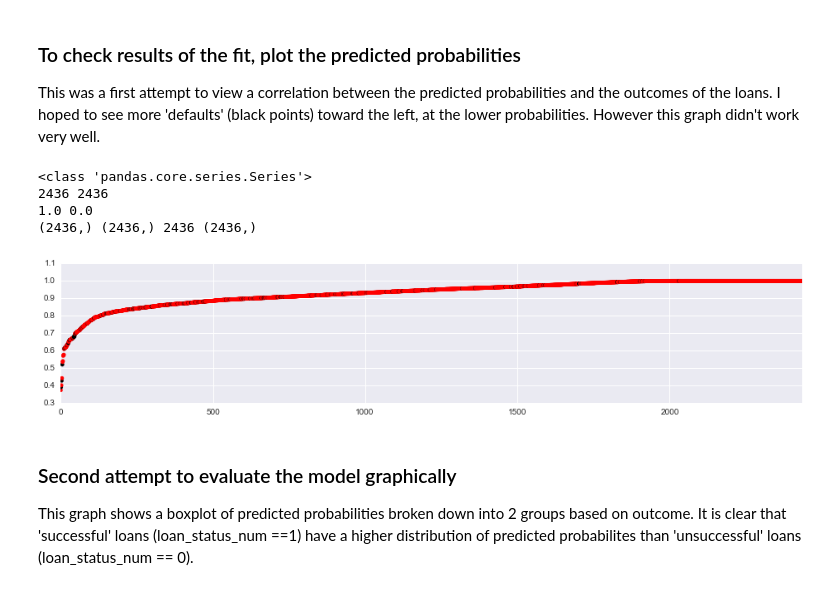
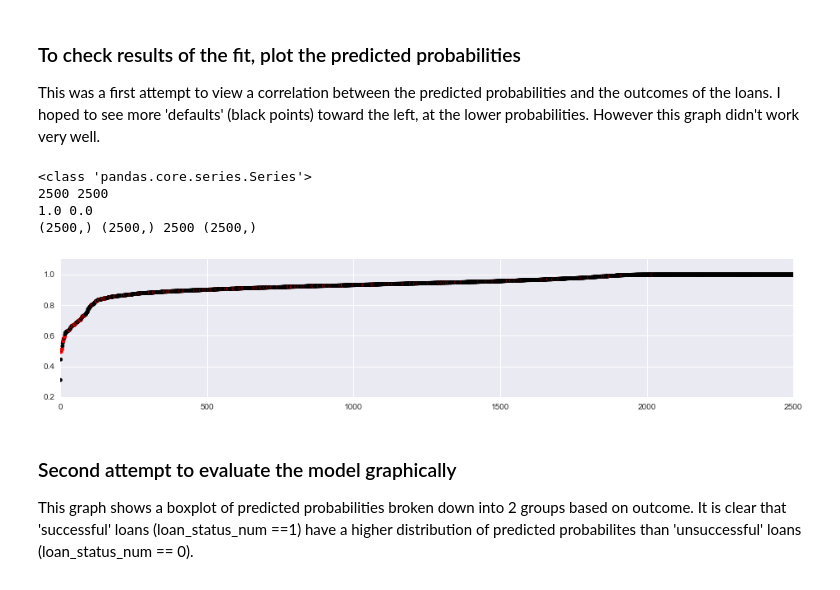
Before and after one commit to stephane47/gadat-project, a Jupyter notebook: lc-model2.ipynb, the cells around one changed output. Saved outputs shown, nothing was run; the diff lists cells and outputs as text; code cells hidden in the pictures.

```diff
--- a/lc-model2.ipynb
+++ b/lc-model2.ipynb
@@ -7,7 +7,7 @@ import numpy as np
 import pandas as pd
 # %%
 #takes about 40 secs to load
-path = 'data/processed/LoanStats-combined-2.csv'
+path = 'data/processed/LoanStats-combined-z-2.csv'
 t1 = time.time()
 df = pd.read_csv(path)
 t2 = time.time()
@@ -75,0 +64,10 @@ print minidf.shape
+# %%
+validindexlist=((df.loan_status_num == 1) | (df.loan_status_num == 0)) & (~np.isnan(df.zil_coef))
+# use random_state = 33 for unbridled success!
+minidf=df[validindexlist].sample(n=20000,random_state=33).fillna(0)
+#validindexlist2=((df.loan_status_num == 1) | (df.loan_status_num == 0)) & (~np.isnan(df.zil_coef))
+#minidf2=df[validindexlist2].sample(n=10000,random_state=33).fillna(0)
+minidf.sort_values(by='grade_num',inplace=True)
+print len(validindexlist)
+print validindexlist.value_counts()
+print minidf.shape
@@ -76,13 +82,15 @@ print minidf.shape
 # %%
-validindexlist=(minidf.loan_status_num ==1) | (minidf.loan_status_num == 0)
 #X = df[num_cols][validindexlist].fillna(0)
 #X = pd.DataFrame(minidf['grade_num'][validindexlist].fillna(0)) # just grade num, like before
 #X = pd.DataFrame(
 #    df[(list(['grade_num'])+num_cols)[0:10]][validindexlist].fillna(0)) # new vals + grade_num
 # X = pd.DataFrame(minidf[num_cols[0:10]][validindexlist].fillna(0)) # just a few new features
-X = minidf[num_cols][validindexlist].fillna(0)
-y = minidf.loan_status_num[validindexlist].fillna(0)
+X = minidf[list(set(working_feature_cols)-set(skip_cols)-set(zil_cols))]
+Xz = minidf[list(set(working_feature_cols)-set(skip_cols))]
+y = minidf.loan_status_num
 print type(X) ,X.shape
+print type(Xz) ,Xz.shape
 print type(y), y.shape
+print np.isnan(y).value_counts()
 print 'done'
 # %% [output]
@@ -276,22 +312,22 @@ print metrics.roc_auc_score(y_test, y_pred_prob)
 This was a first attempt to view a correlation between the predicted probabilities and the outcomes of the loans. I hoped to see more 'defaults' (black points) toward the left, at the lower probabilities. However this graph didn't work very well.
 # %%
 sis = y_pred_prob.argsort()
-colormap = np.array(['k', 'r'])
+colormap = np.array(['r', 'k'])
 plt.figure(figsize=(16, 3))
 plt.scatter(range(len(y_pred_prob)),y_pred_prob[sis],color=colormap[list(y_test.iloc[sis])])
 plt.xlim([0,len(y_test)])
 #plt.scatter(range(len(y_test)),y_test.iloc[sis],color=colormap[list(y_test.iloc[sis])])
 print type(y_test)
 
 print len(y_test),len(sis)
 print max(y_test),min(y_test)
 print y_test.shape,sis.shape,len(y_test[sis]),y_test[sis].shape
 # %% [output]
 <class 'pandas.core.series.Series'>
-2436 2436
+2500 2500
 1.0 0.0
-(2436,) (2436,) 2436 (2436,)
+(2500,) (2500,) 2500 (2500,)
-[figure, old version]
+[figure, new version]
 # %% [markdown]
 ### Second attempt to evaluate the model graphically
 
```
Also changed, not shown: parts of 34 cells of this notebook, 6 other files.
